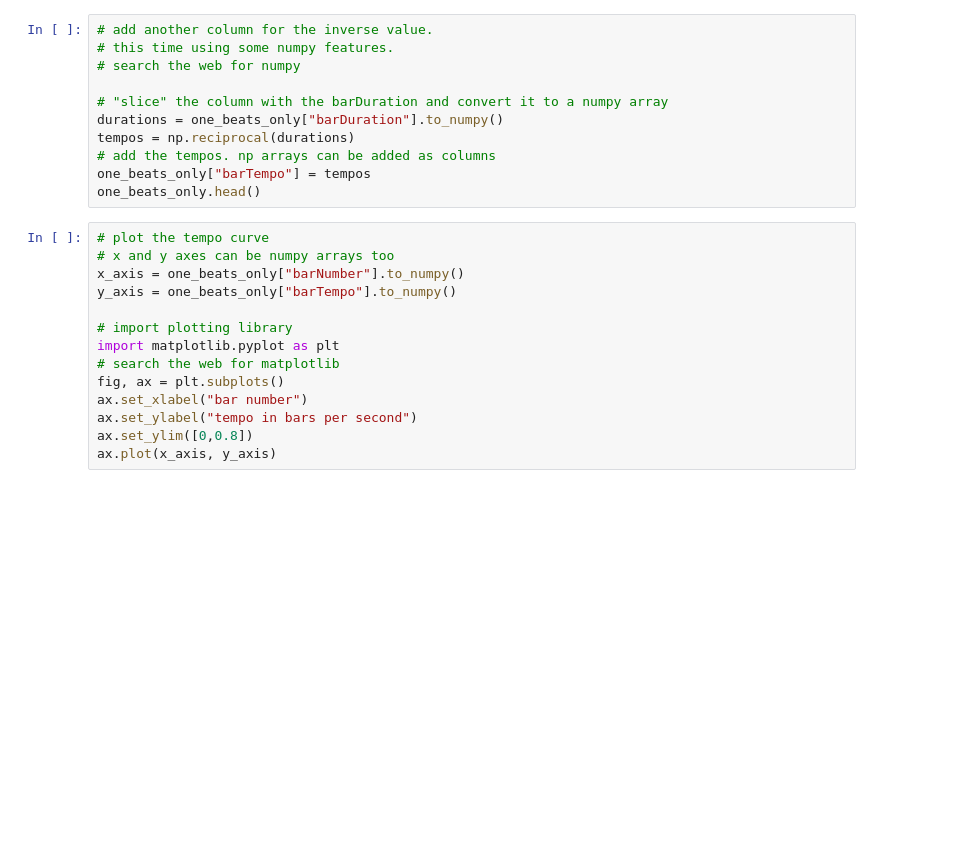
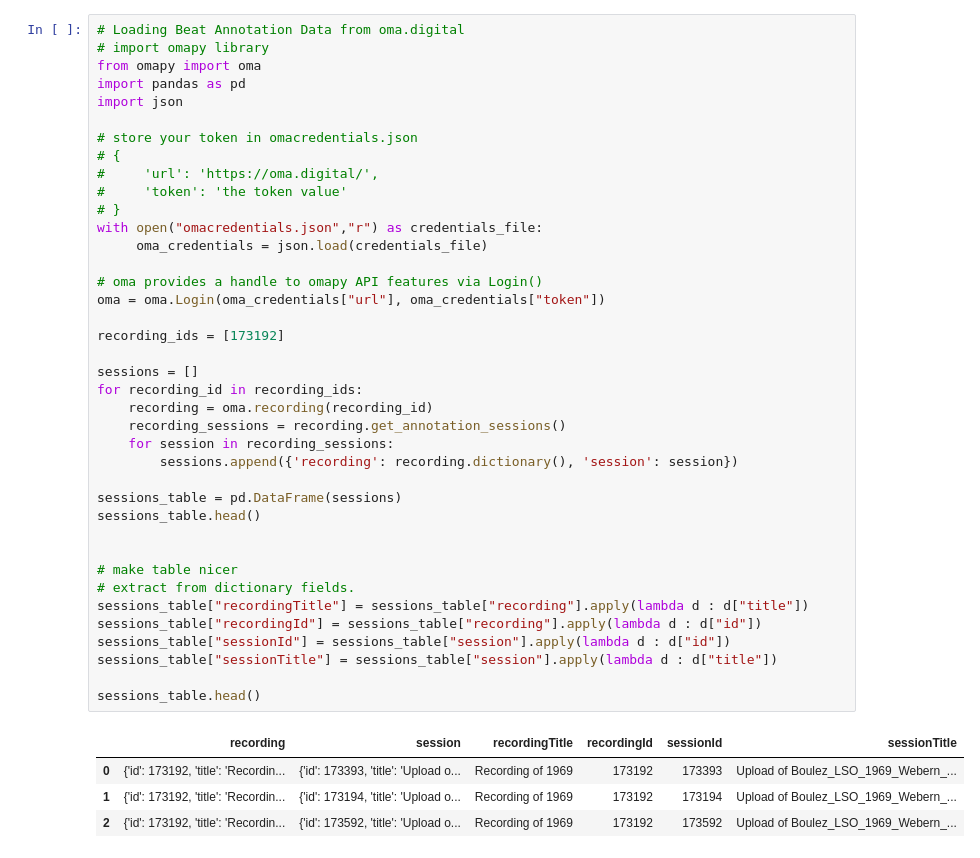
Before and after one commit to KarajanResearch/OpenMusicAnnotations, a Jupyter notebook: jupyter-omaapi/demos/Tempo Comparison.ipynb, the cells around one changed output. Drawn from its saved outputs; the diff is of its cells as text; blank space fills up the shorter version.

```diff
--- a/jupyter-omaapi/demos/Tempo Comparison.ipynb
+++ b/jupyter-omaapi/demos/Tempo Comparison.ipynb
@@ -128,25 +1,44 @@ one_beats_only.head()
-# %%
-# add another column for the inverse value.
-# this time using some numpy features.
-# search the web for numpy
-
-# "slice" the column with the barDuration and convert it to a numpy array
-durations = one_beats_only["barDuration"].to_numpy()
-tempos = np.reciprocal(durations)
-# add the tempos. np arrays can be added as columns
-one_beats_only["barTempo"] = tempos
-one_beats_only.head()
-# %%
-# plot the tempo curve
-# x and y axes can be numpy arrays too
-x_axis = one_beats_only["barNumber"].to_numpy()
-y_axis = one_beats_only["barTempo"].to_numpy()
-
-# import plotting library
-import matplotlib.pyplot as plt
-# search the web for matplotlib
-fig, ax = plt.subplots()
-ax.set_xlabel("bar number")
-ax.set_ylabel("tempo in bars per second")
-ax.set_ylim([0,0.8])
-ax.plot(x_axis, y_axis)
+# %%
+# Loading Beat Annotation Data from oma.digital
+# import omapy library
+from omapy import oma
+import pandas as pd
+import json
+
+# store your token in omacredentials.json
+# {
+#     'url': 'https://oma.digital/',
+#     'token': 'the token value'
+# }
+with open("omacredentials.json","r") as credentials_file:
+     oma_credentials = json.load(credentials_file)
+
+# oma provides a handle to omapy API features via Login()
+oma = oma.Login(oma_credentials["url"], oma_credentials["token"])
+
+recording_ids = [173192]
+
+sessions = []
+for recording_id in recording_ids:
+    recording = oma.recording(recording_id)
+    recording_sessions = recording.get_annotation_sessions()
+    for session in recording_sessions:
+        sessions.append({'recording': recording.dictionary(), 'session': session})
+
+sessions_table = pd.DataFrame(sessions)
+sessions_table.head()
+
+
+# make table nicer
+# extract from dictionary fields.
+sessions_table["recordingTitle"] = sessions_table["recording"].apply(lambda d : d["title"])
+sessions_table["recordingId"] = sessions_table["recording"].apply(lambda d : d["id"])
+sessions_table["sessionId"] = sessions_table["session"].apply(lambda d : d["id"])
+sessions_table["sessionTitle"] = sessions_table["session"].apply(lambda d : d["title"])
+
+sessions_table.head()
+# %% [output]
+|  | recording | session | recordingTitle | recordingId | sessionId | sessionTitle |
+| 0 | {'id': 173192, 'title': 'Recordin... | {'id': 173393, 'title': 'Upload o... | Recording of 1969 | 173192 | 173393 | Upload of Boulez_LSO_1969_Webern_... |
+| 1 | {'id': 173192, 'title': 'Recordin... | {'id': 173194, 'title': 'Upload o... | Recording of 1969 | 173192 | 173194 | Upload of Boulez_LSO_1969_Webern_... |
+| 2 | {'id': 173192, 'title': 'Recordin... | {'id': 173592, 'title': 'Upload o... | Recording of 1969 | 173192 | 173592 | Upload of Boulez_LSO_1969_Webern_... |
```
Also changed, not shown: parts of 11 cells of this notebook, 4 other files.
